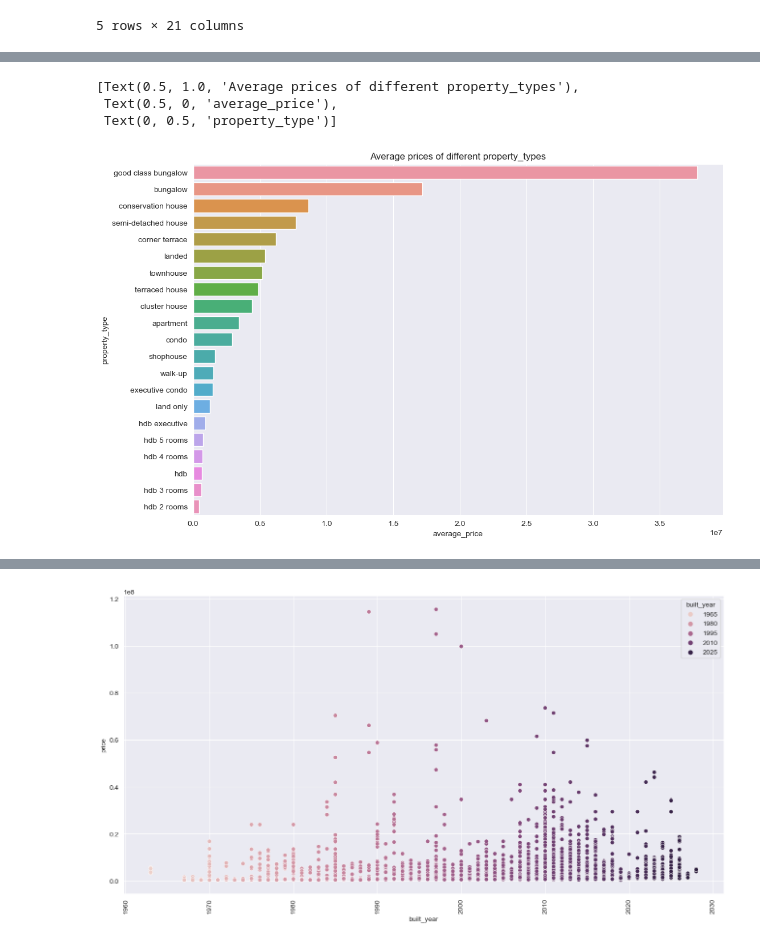
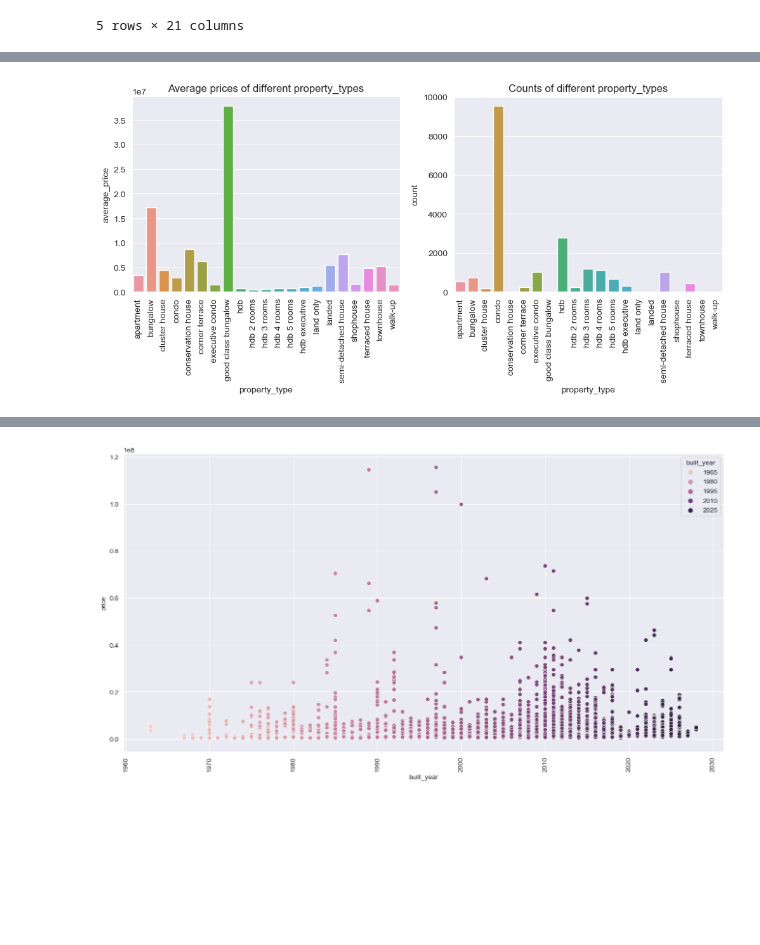
Before and after one commit to atul1696/cs5228-project, a Jupyter notebook: EDA.ipynb, the cells around one changed output, grey strips where cells are left out. Drawn from its saved outputs; the diff is of its cells as text; code cells hidden in the pictures; blank space fills up the shorter version.

```diff
--- a/EDA.ipynb
+++ b/EDA.ipynb
@@ -14,7 +14,8 @@ import pandas as pd
 import matplotlib.pyplot as plt
 import seaborn as sns
 sns.set_style('darkgrid')
-sns.set_palette('Set2')
+# sns.set_palette('Set2')
+palette = sns.husl_palette(10)
 # %%
 trainX, trainY = read_csv('data/train.csv', ylabel='price')
 # %%
@@ -97,4 +98,3 @@ ax.tick_params(axis='x', rotation=90)
 # %%
-df_property_type_average_price = train_X_Y.groupby('property_type', as_index=False)['price'].mean()
-df_property_type_average_price.rename(columns={'price': 'average_price'}, inplace=True)
-df_property_type_average_price.sort_values(by=['average_price'], ascending=False, inplace=True)
+df_property_type_average_price = train_X_Y.groupby('property_type', as_index=False)['price'].mean().rename(columns={'price': 'average_price'})
+df_property_type_counts = train_X_Y.groupby('property_type', as_index=False)['price'].count().rename(columns={'price': 'count'})
@@ -121,13 +101,11 @@ df_property_type_average_price.head(100)
 # %%
-plt.figure(figsize=(12, 8))
-ax = sns.barplot(data=df_property_type_average_price, y='property_type', x='average_price', orient='h')
-ax.set(title='Average prices of different property_types', xlabel='average_price', ylabel='property_type')
-# container = ax.containers[0]
-# ax.bar_label(container, labels=[f'{x:,.0f}' for x in container.datavalues])
-# ax.bar_label(ax.containers[0])
-# ax.tick_params(axis='x', rotation=90)
+fig, axs = plt.subplots(ncols=2, figsize=(12,4))
+sns.barplot(data=df_property_type_average_price, y='average_price', x='property_type', ax=axs[0])
+axs[0].tick_params(axis='x', rotation=90)
+axs[0].set(title='Average prices of different property_types')
+sns.barplot(data=df_property_type_counts, y='count', x='property_type', ax=axs[1])
+axs[1].tick_params(axis='x', rotation=90)
+axs[1].set(title='Counts of different property_types')
+plt.show()
 # %% [output]
-[Text(0.5, 1.0, 'Average prices of different property_types'),
- Text(0.5, 0, 'average_price'),
- Text(0, 0.5, 'property_type')]
-[figure, old version]
+[figure, new version]
```
Also changed, not shown: parts of 30 cells of this notebook.
